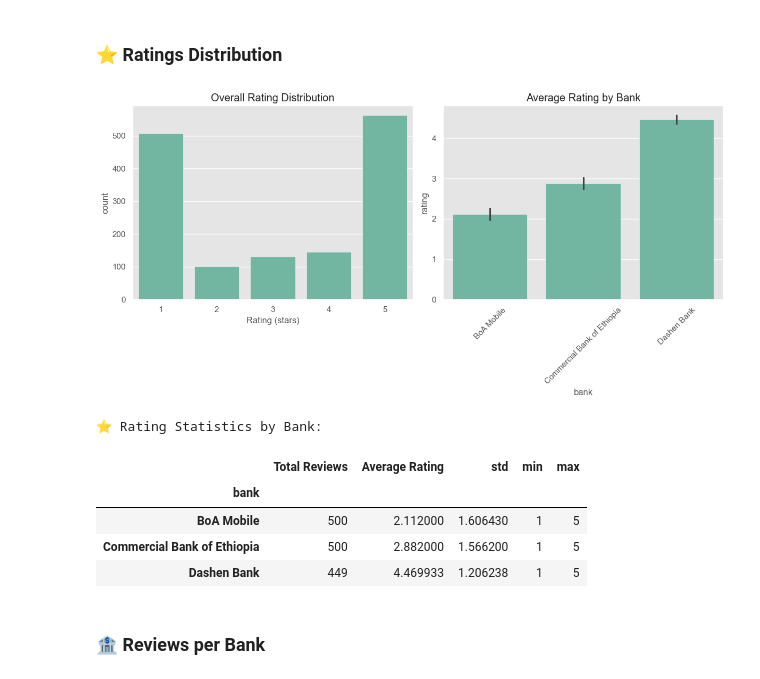
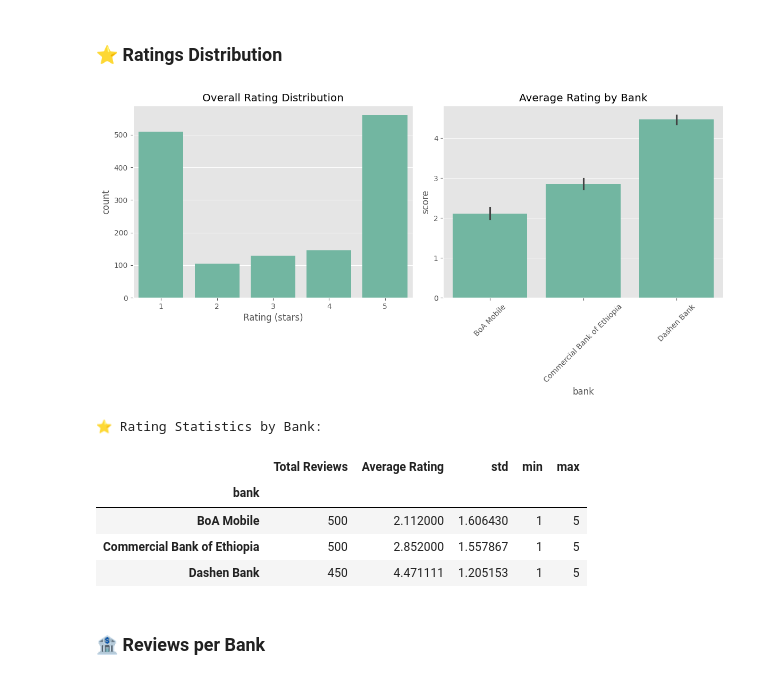
Before and after one commit to abeelgetahun/Ethiopian-banks-review-analysis, a Jupyter notebook: notebooks/main.ipynb, the cells around one changed output. Saved outputs shown, nothing was run; the diff lists cells and outputs as text; code cells hidden in the pictures.

```diff
--- a/notebooks/main.ipynb
+++ b/notebooks/main.ipynb
@@ -206,7 +221,7 @@ if not raw_data.empty:
 # %%
 if not raw_data.empty:
     # Calculate review length
-    raw_data['review_length'] = raw_data['review_text'].fillna("").apply(len)
+    raw_data['review_length'] = raw_data['content'].fillna("").apply(len)
 
     # Plot distribution of review lengths
     plt.figure(figsize=(12, 6))
@@ -238,34 +253,34 @@ if not raw_data.empty:
 # %%
 if not raw_data.empty:
     # Plot ratings distribution
     plt.figure(figsize=(12, 6))
 
     plt.subplot(1, 2, 1)
-    sns.countplot(x='rating', data=raw_data)
+    sns.countplot(x='score', data=raw_data)
     plt.title('Overall Rating Distribution')
     plt.xlabel('Rating (stars)')
 
     plt.subplot(1, 2, 2)
-    sns.barplot(x='bank', y='rating', data=raw_data, estimator=np.mean)
+    sns.barplot(x='bank', y='score', data=raw_data, estimator=np.mean)
     plt.title('Average Rating by Bank')
     plt.xticks(rotation=45)
     plt.tight_layout()
     plt.show()
 
     # Detailed rating statistics by bank
-    rating_stats = raw_data.groupby('bank')['rating'].agg(['count', 'mean', 'std', 'min', 'max'])
+    rating_stats = raw_data.groupby('bank')['score'].agg(['count', 'mean', 'std', 'min', 'max'])
     rating_stats = rating_stats.rename(columns={'count': 'Total Reviews', 'mean': 'Average Rating'})
 
     print("\n⭐ Rating Statistics by Bank:")
     display(rating_stats)
 # %% [output]
-[figure, old version]
+[figure, new version]
 ⭐ Rating Statistics by Bank:
 |  | Total Reviews | Average Rating | std | min | max |
 | bank |  |  |  |  |  |
 | BoA Mobile | 500 | 2.112000 | 1.606430 | 1 | 5 |
-| Commercial Bank of Ethiopia | 500 | 2.882000 | 1.566200 | 1 | 5 |
-| Dashen Bank | 449 | 4.469933 | 1.206238 | 1 | 5 |
+| Commercial Bank of Ethiopia | 500 | 2.852000 | 1.557867 | 1 | 5 |
+| Dashen Bank | 450 | 4.471111 | 1.205153 | 1 | 5 |
 # %% [markdown]
 ### 🏦 Reviews per Bank
 # %%
```
Also changed, not shown: parts of 4 cells of this notebook, 4 other files.
